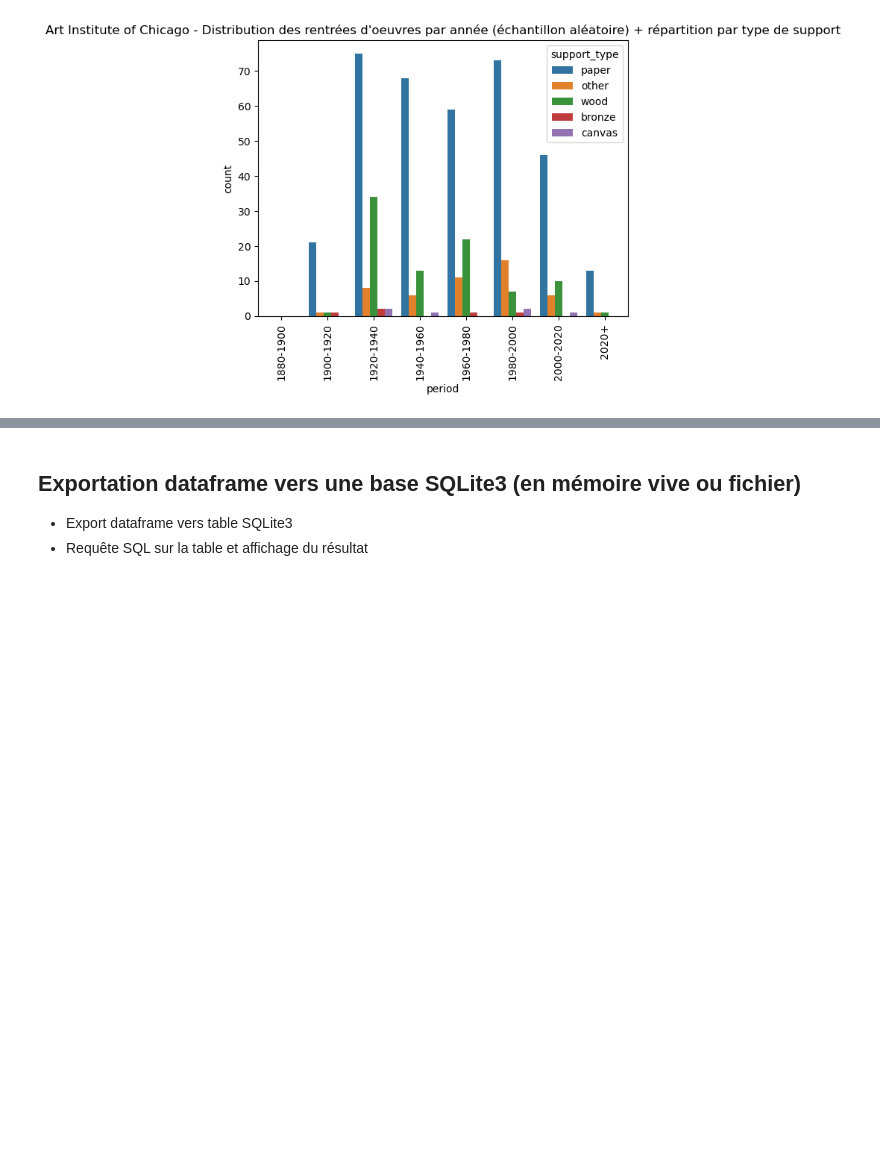
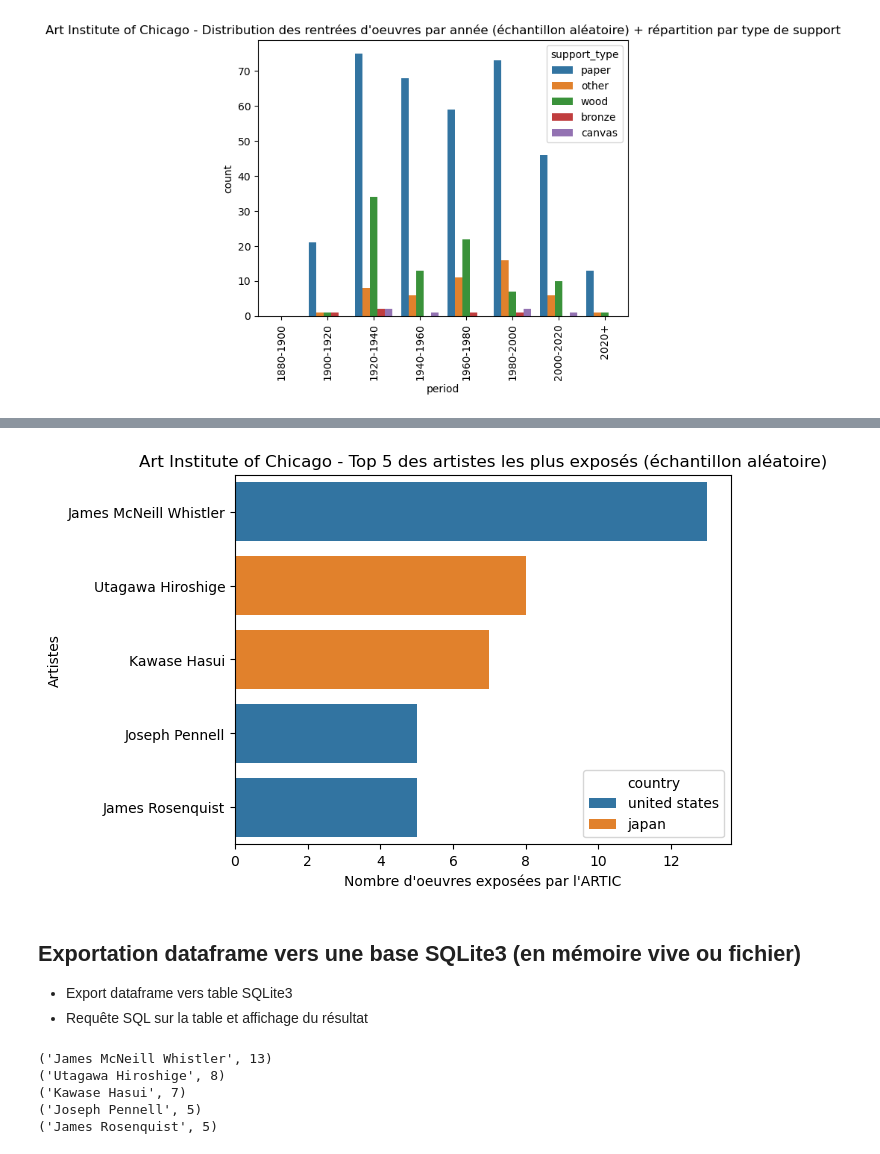
Before and after one commit to aXee808/AI2-module2-project, a Jupyter notebook: jupyter_notebook/project.ipynb, the cells around one changed output, grey strips where cells are left out. Saved outputs shown, nothing was run; the diff lists cells and outputs as text; code cells hidden in the pictures; blank space fills up the shorter version.

```diff
--- a/jupyter_notebook/project.ipynb
+++ b/jupyter_notebook/project.ipynb
@@ -386,3 +396,13 @@ ValueError: Could not interpret value `place_of_origin` for `x`. An entry with t
+# %%
+# Top 5 des artistes qui ont le plus d'oeuvres au Art Institute of Chicago
+df_agg_top_5 = df.groupby(['artist_title','country'])['id'].agg('count').reset_index().sort_values('id',ascending=False)[:5]
+sns.barplot(data=df_agg_top_5,x='id',y='artist_title',hue='country')
+plt.title("Art Institute of Chicago - Top 5 des artistes les plus exposés (échantillon aléatoire)")
+plt.xlabel("Nombre d'oeuvres exposées par l'ARTIC")
+plt.ylabel("Artistes")
+plt.show()
+# %% [output]
+[figure, added]
 # %% [markdown]
 ## Exportation dataframe vers une base SQLite3 (en mémoire vive ou fichier)
 - Export dataframe vers table SQLite3
@@ -414,0 +449,16 @@ conn.close()
+# %%
+connRAM = load_dataframe_to_sqlite_ram(df_transformed)
+rqt = '''
+    SELECT artist_title, COUNT(id) AS count_artworks
+    FROM artic_artworks
+    GROUP BY artist_title
+    ORDER BY count_artworks DESC
+    LIMIT 5;
+    '''
+sql_request_print(connRAM, rqt)
+# %% [output]
+('James McNeill Whistler', 13)
+('Utagawa Hiroshige', 8)
+('Kawase Hasui', 7)
+('Joseph Pennell', 5)
+('James Rosenquist', 5)
```
Also changed, not shown: parts of 13 cells of this notebook, 1 other file.
